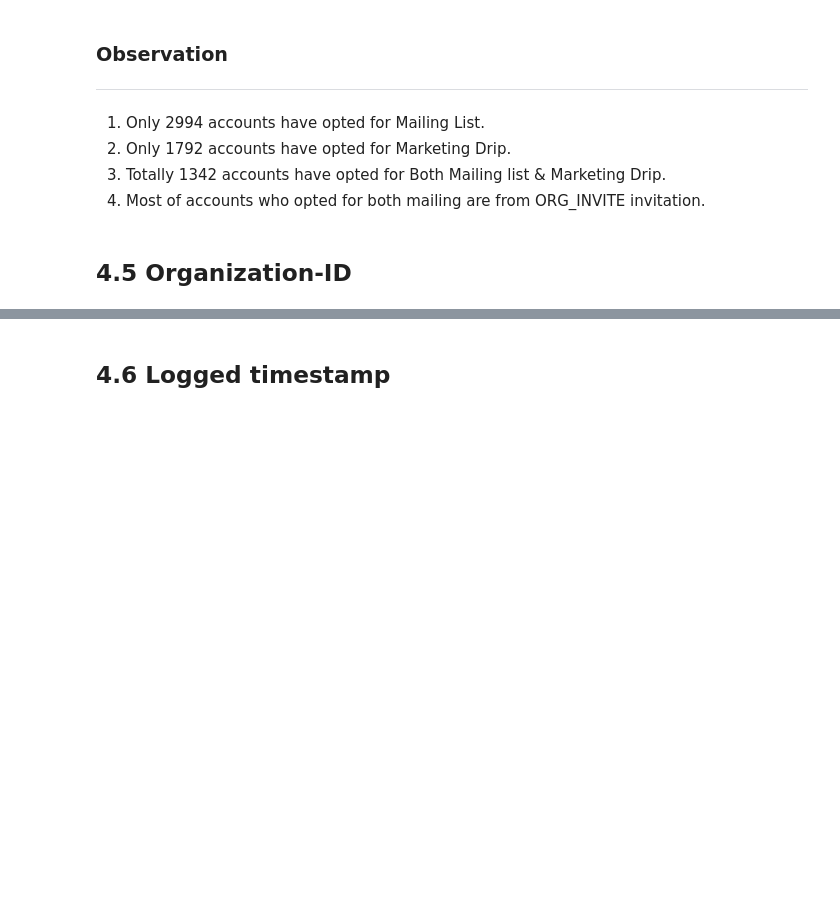
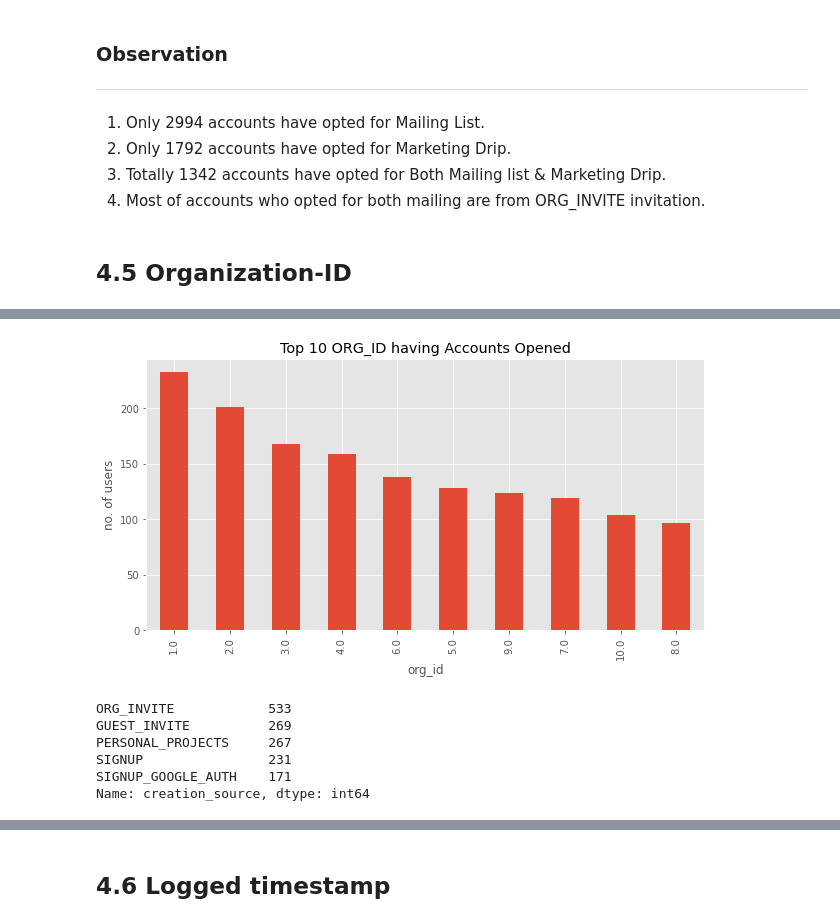
Before and after one commit to Jeyramana/GUVI_Assignments, a Jupyter notebook: Assignment_3/user.ipynb, the cells around one changed output, grey strips where cells are left out. Saved outputs shown, nothing was run; the diff lists cells and outputs as text; code cells hidden in the pictures; blank space fills up the shorter version.

Commit message:
organization done

```diff
--- a/Assignment_3/user.ipynb
+++ b/Assignment_3/user.ipynb
@@ -804,3 +804,6 @@ plt.show()
 4. Most of accounts who opted for both mailing are from ORG_INVITE invitation.
 # %% [markdown]
 ## 4.5 Organization-ID
+# %%
+# Replacing org_id with 0 to NaN
+df1.org_id = df1.org_id.replace(0, np.nan)
@@ -806,0 +830,17 @@ plt.show()
+# %%
+plt.figure(figsize=(10, 5))
+df1.org_id.value_counts()[:8].plot(kind='bar', xlabel='org_id', ylabel='no. of users')
+plt.title('Top 10 ORG_ID having Accounts Opened')
+plt.show()
+# %% [output]
+[figure, added]
+# %%
+# Top Organization accounts creation source are
+df1[df1.org_id<=10].creation_source.value_counts()
+# %% [output]
+ORG_INVITE            533
+GUEST_INVITE          269
+PERSONAL_PROJECTS     267
+SIGNUP                231
+SIGNUP_GOOGLE_AUTH    171
+Name: creation_source, dtype: int64
```
Also changed, not shown: parts of 5 cells of this notebook.
